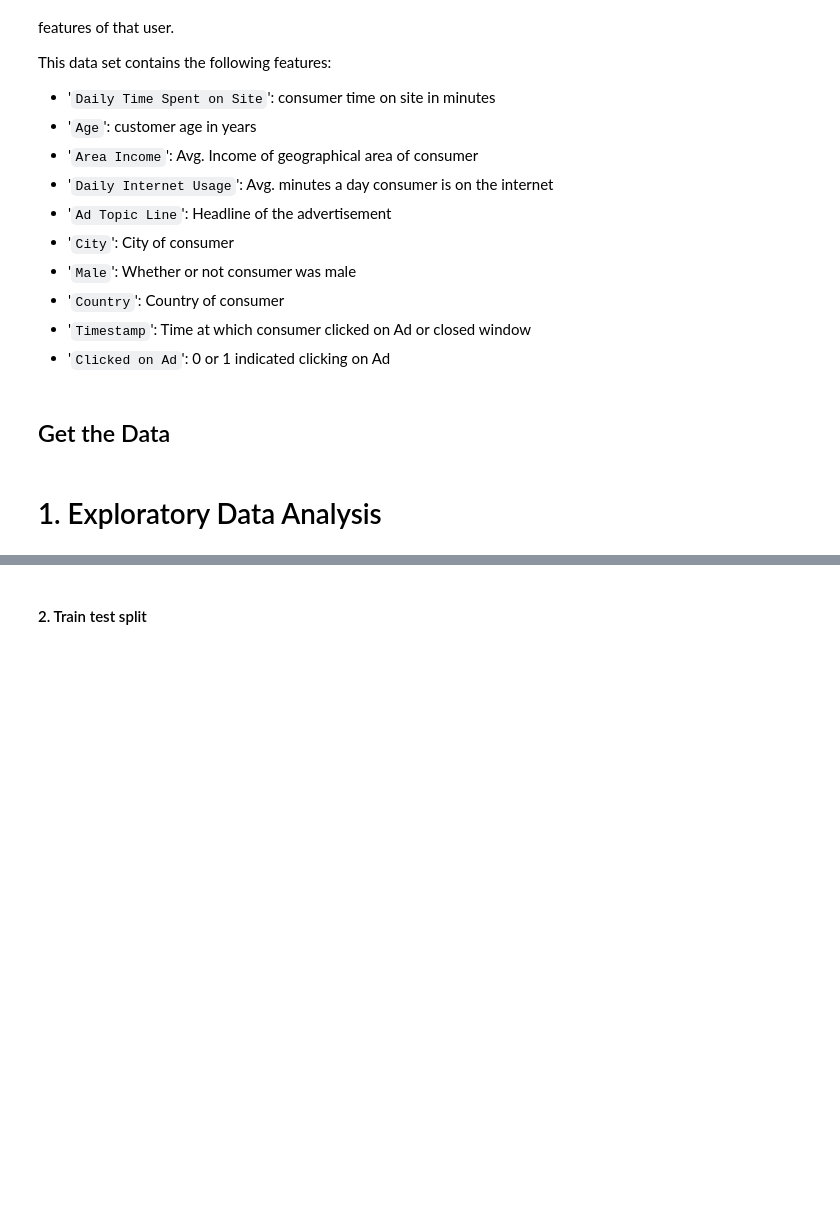
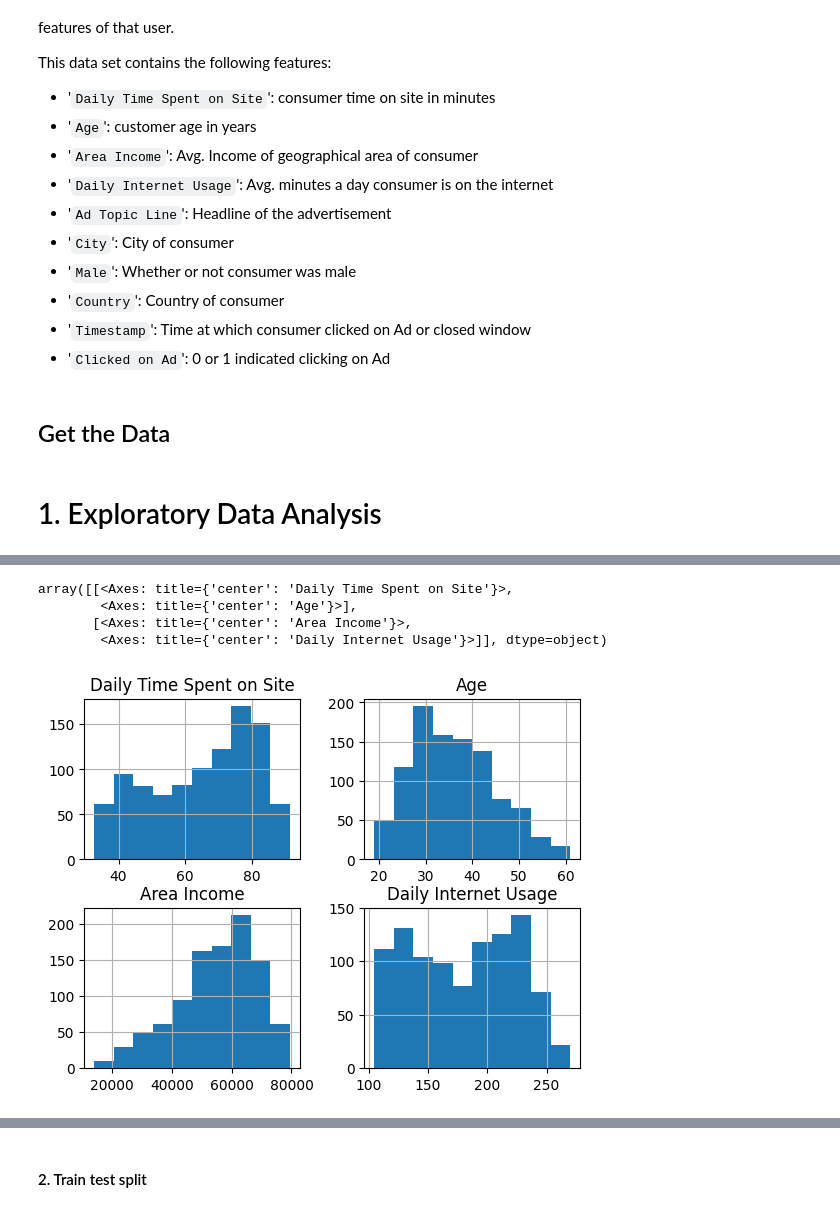
Before and after one commit to Rafacercos/ONLINE_DS_THEBRIDGE_RAFACERCOS, a Jupyter notebook: MIS_EJERCICIOS/Machine Learning/Clasification/Logistic-regression predict-ad-click.ipynb, the cells around one changed output, grey strips where cells are left out. Cells and saved outputs as stored; diff of their text form; code cells hidden in the pictures; blank space fills up the shorter version.

```diff
--- a/MIS_EJERCICIOS/Machine Learning/Clasification/Logistic-regression predict-ad-click.ipynb
+++ b/MIS_EJERCICIOS/Machine Learning/Clasification/Logistic-regression predict-ad-click.ipynb
@@ -26,0 +139,10 @@ This data set contains the following features:
+# %%
+ads.drop(columns=["Male"],inplace=True)
+# %%
+ads.drop(columns=['Clicked on Ad']).hist()
+# %% [output]
+array([[<Axes: title={'center': 'Daily Time Spent on Site'}>,
+        <Axes: title={'center': 'Age'}>],
+       [<Axes: title={'center': 'Area Income'}>,
+        <Axes: title={'center': 'Daily Internet Usage'}>]], dtype=object)
+[figure, added]
```
Also changed, not shown: parts of 37 cells of this notebook.
